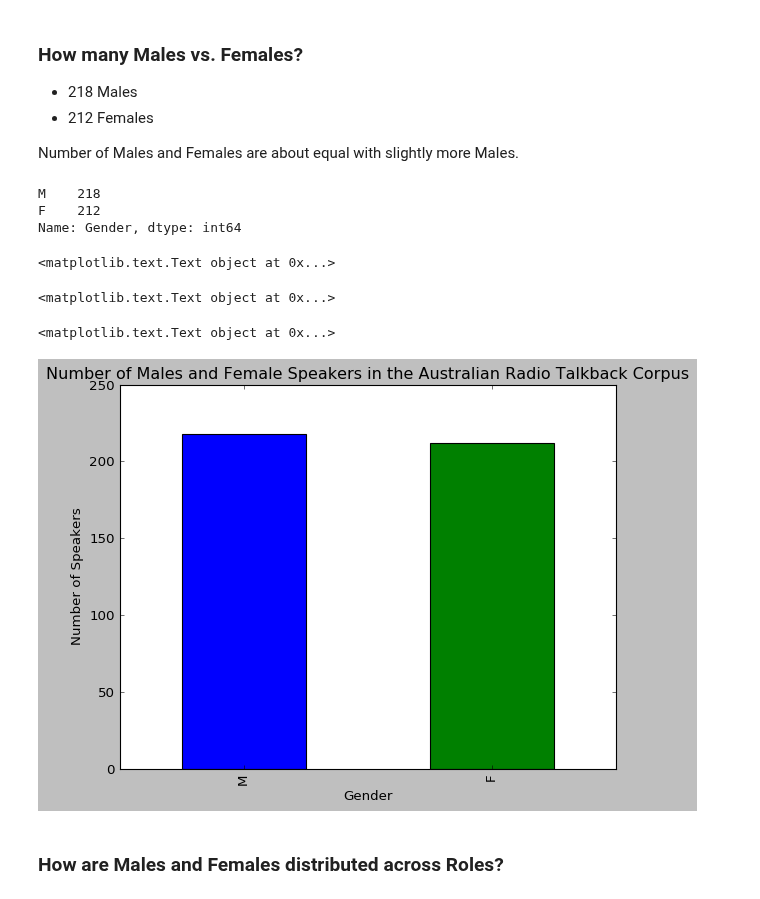
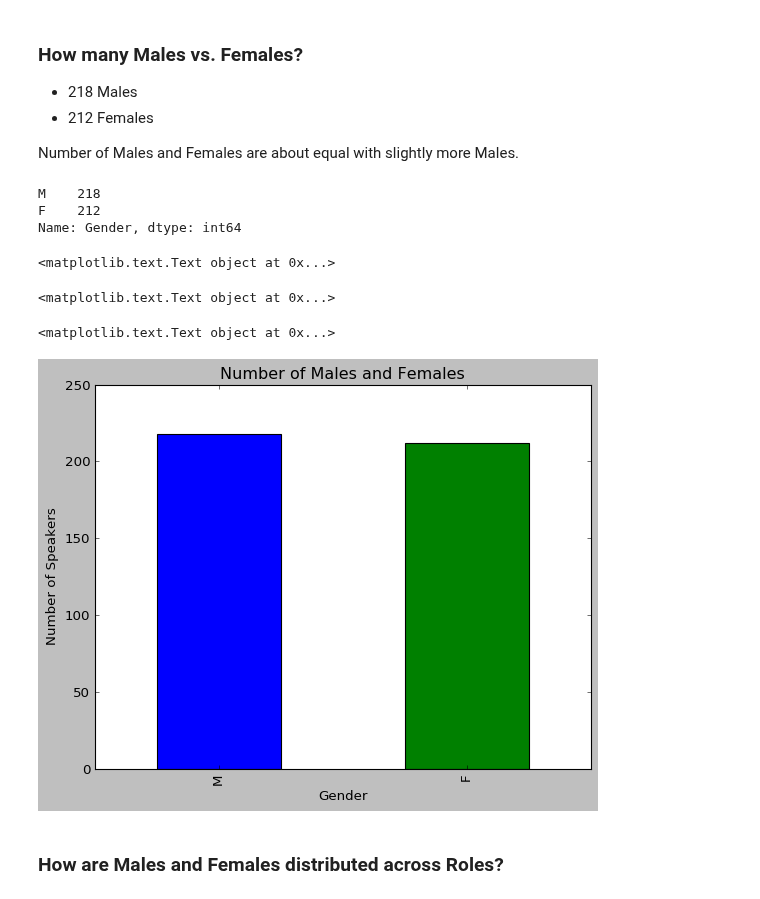
Before and after one commit to Data-Science-for-Linguists/Discourse-Analysis-ART-Corpus, a Jupyter notebook: analysis.ipynb, the cells around one changed output. Saved outputs shown, nothing was run; the diff lists cells and outputs as text; code cells hidden in the pictures.

Commit message:
re-saving line_speaker_gender graph

```diff
--- a/analysis.ipynb
+++ b/analysis.ipynb
@@ -202,21 +200,21 @@ Number of Males and Females are about equal with slightly more Males.
 # %%
 figure=speaker_df["Gender"].value_counts().reindex(["M","F"]).plot.bar()
 speaker_df["Gender"].value_counts().reindex(["M","F"])
-plt.title("Number of Males and Female Speakers in the Australian Radio Talkback Corpus")
+plt.title("Number of Males and Females")
 plt.xlabel("Gender")
 plt.ylabel("Number of Speakers")
 plt.show()
 
 # saving the figure
 figure.figure.savefig("images/gender_totals.png")
 # %% [output]
 M    218
 F    212
 Name: Gender, dtype: int64
 <matplotlib.text.Text object at 0x...>
 <matplotlib.text.Text object at 0x...>
 <matplotlib.text.Text object at 0x...>
-[figure, old version]
+[figure, new version]
 # %% [markdown]
 ### How are Males and Females distributed across Roles?
 # %%
```
Also changed, not shown: parts of 5 cells of this notebook, 2 other files.
